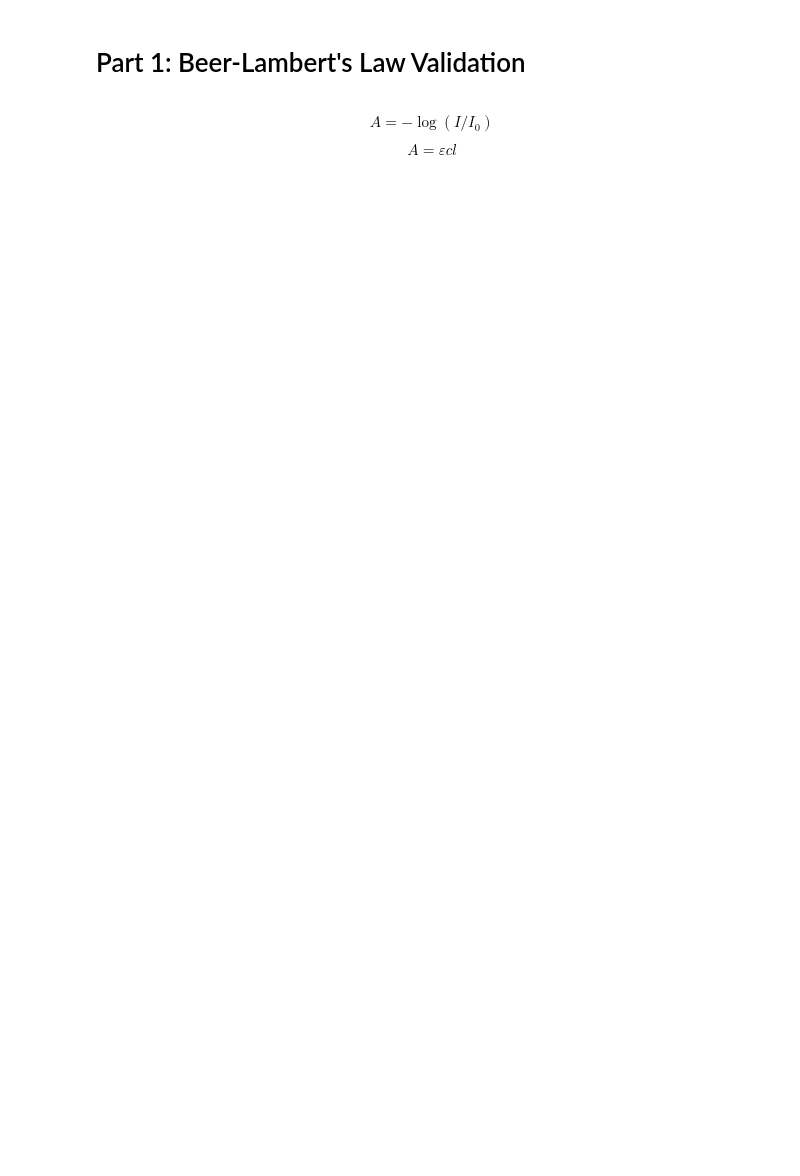
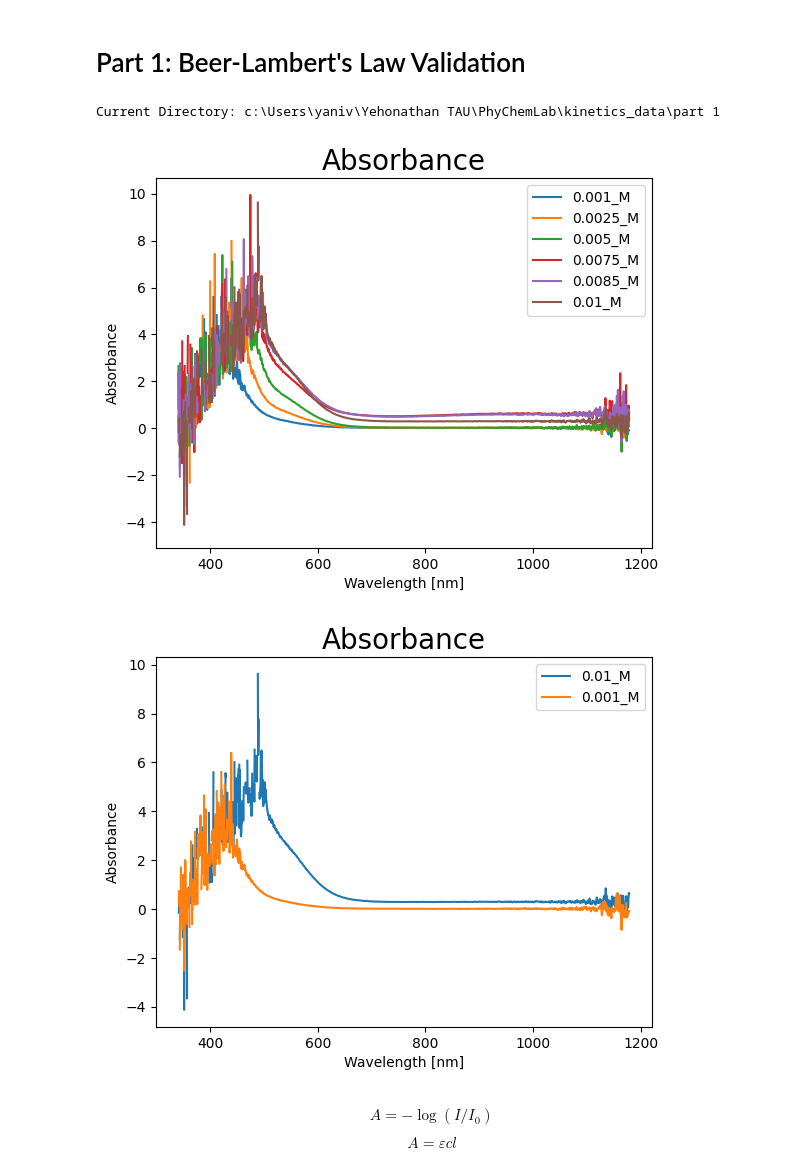
Before and after one commit to YehonathanBarda/PhyChemLab, a Jupyter notebook: Kinetics.ipynb, the cells around one changed output. Saved outputs shown, nothing was run; the diff lists cells and outputs as text; code cells hidden in the pictures; blank space fills up the shorter version.

Commit message:
week one data

```diff
--- a/Kinetics.ipynb
+++ b/Kinetics.ipynb
@@ -22,6 +24,6 @@ mes_folder_3 = origin_folder + r"\kinetics_data\part 3"
 # %%
 # Functions
-def get_data(file_path, cut = [200,800]):
+def get_data(file_path, cut = [300,1200]):
     '''
     take raw data (.SSM) and transform it to pd data frame
     '''
@@ -64,25 +66,44 @@ def linear_fit(x,y):
 # %%
 # Change directory to mes_folder_1 if not already there
 if os.getcwd() != mes_folder_1:
     os.chdir(mes_folder_1)
 print("Current Directory:", os.getcwd())
 
 # define I0
 dark = get_data(r"dark.SSM")
 I0 = get_data(r"blank.SSM")
 I0['Intensity'] = I0['Intensity'] - dark['Intensity']
 
 # get absobance data frame
 Absorbabce_all = pd.DataFrame()
 Absorbabce_all['Wavelength'] = I0['Wavelength']
 for file in os.listdir('.'):
     if file.endswith(".SSM") and file != 'I0.SSM' and file != 'dark.SSM' and file != 'blank.SSM':
         data = get_data(file)
         data['Intensity'] = data['Intensity'] - dark['Intensity']
+        # plt.plot(data['Wavelength'], data['Intensity'], label = file)
         C = get_concentration(file)
         Absorbabce_all[str(C) + '_M'] = culc_absorbance(data, I0)['Absorbance']
 
+        plt.plot(Absorbabce_all['Wavelength'], Absorbabce_all[str(C) + '_M'], label = str(C) + '_M')
+
+plt.legend()
+plt.title('Absorbance', fontsize = 20)
+plt.xlabel('Wavelength [nm]')
+plt.ylabel('Absorbance')
+plt.show()
+plt.plot(Absorbabce_all['Wavelength'], Absorbabce_all['0.01_M'], label = '0.01_M')
+plt.plot(Absorbabce_all['Wavelength'], Absorbabce_all['0.001_M'], label = '0.001_M')
+plt.legend()
+plt.title('Absorbance', fontsize = 20)
+plt.xlabel('Wavelength [nm]')
+plt.ylabel('Absorbance')
+plt.show()
 # display(Absorbabce_all)
+# %% [output]
+Current Directory: c:\Users\yaniv\Yehonathan TAU\PhyChemLab\kinetics_data\part 1
+[figure, added]
+[figure, added]
 # %%
 # change data frame to more readable format
 
```
Also changed, not shown: parts of 2 cells of this notebook, 11 other files.
